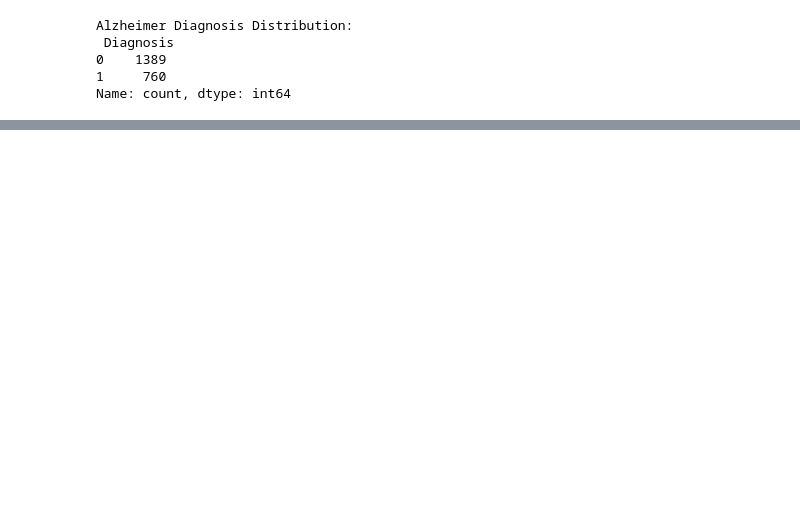
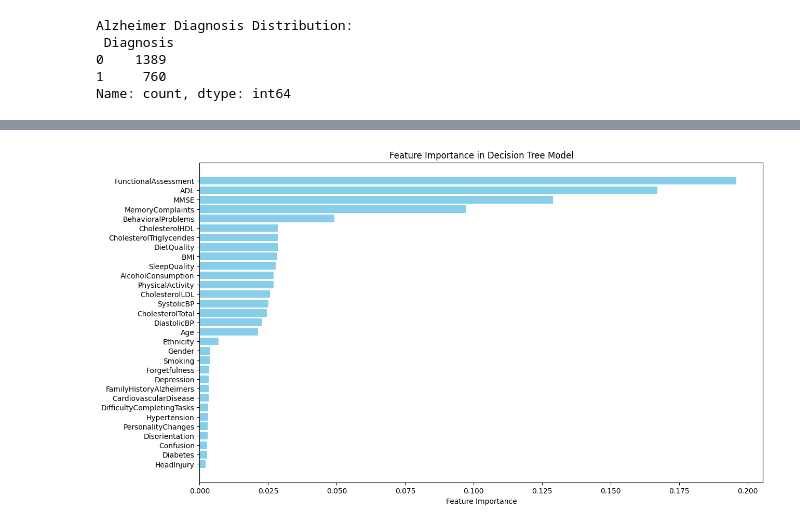
Before and after one commit to danielferreira-dias/AICareCognitive, a Jupyter notebook: challenge-02/notebooks/pedro.ipynb, the cells around one changed output, grey strips where cells are left out. Cells and saved outputs as stored; diff of their text form; code cells hidden in the pictures; blank space fills up the shorter version.

```diff
--- a/challenge-02/notebooks/pedro.ipynb
+++ b/challenge-02/notebooks/pedro.ipynb
@@ -326,0 +472,26 @@ Matthews Correlation Coefficient (resampled): 0.9929
+# %%
+import pandas as pd
+import matplotlib.pyplot as plt
+import numpy as np
+
+# Assuming dt_model is your trained Decision Tree model
+feature_importances = rf_model_resampled.feature_importances_
+
+# Create a DataFrame for better handling and visualization
+features_df = pd.DataFrame({
+    'Feature': X_train_alzheimer.columns,  # Replace with actual column names if needed
+    'Importance': feature_importances
+})
+
+# Sort the DataFrame by importance
+features_df = features_df.sort_values(by='Importance', ascending=False)
+
+# Plotting the feature importances
+plt.figure(figsize=(14, 8))
+plt.barh(features_df['Feature'], features_df['Importance'], color='skyblue')
+plt.xlabel('Feature Importance')
+plt.title('Feature Importance in Decision Tree Model')
+plt.gca().invert_yaxis()  # Invert y-axis to show largest importance at the top
+plt.show()
+# %% [output]
+[figure, added]
```
Also changed, not shown: parts of 11 cells of this notebook.
